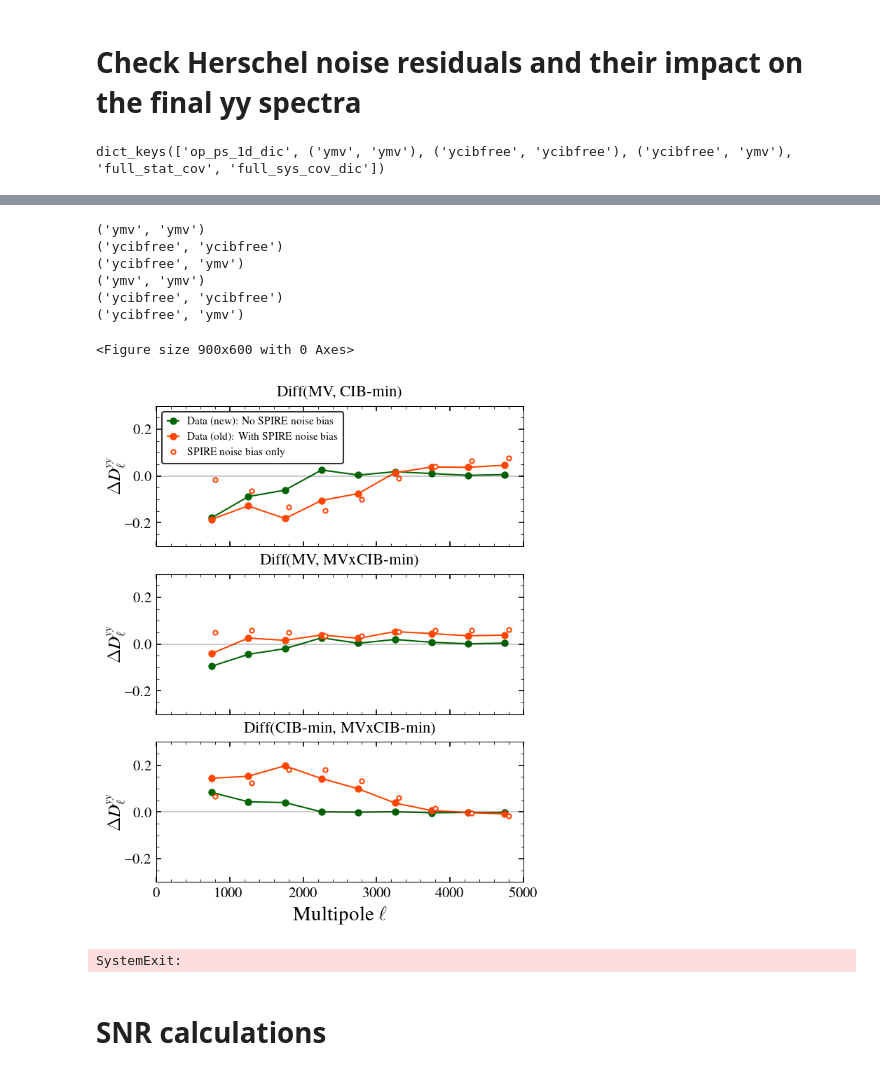
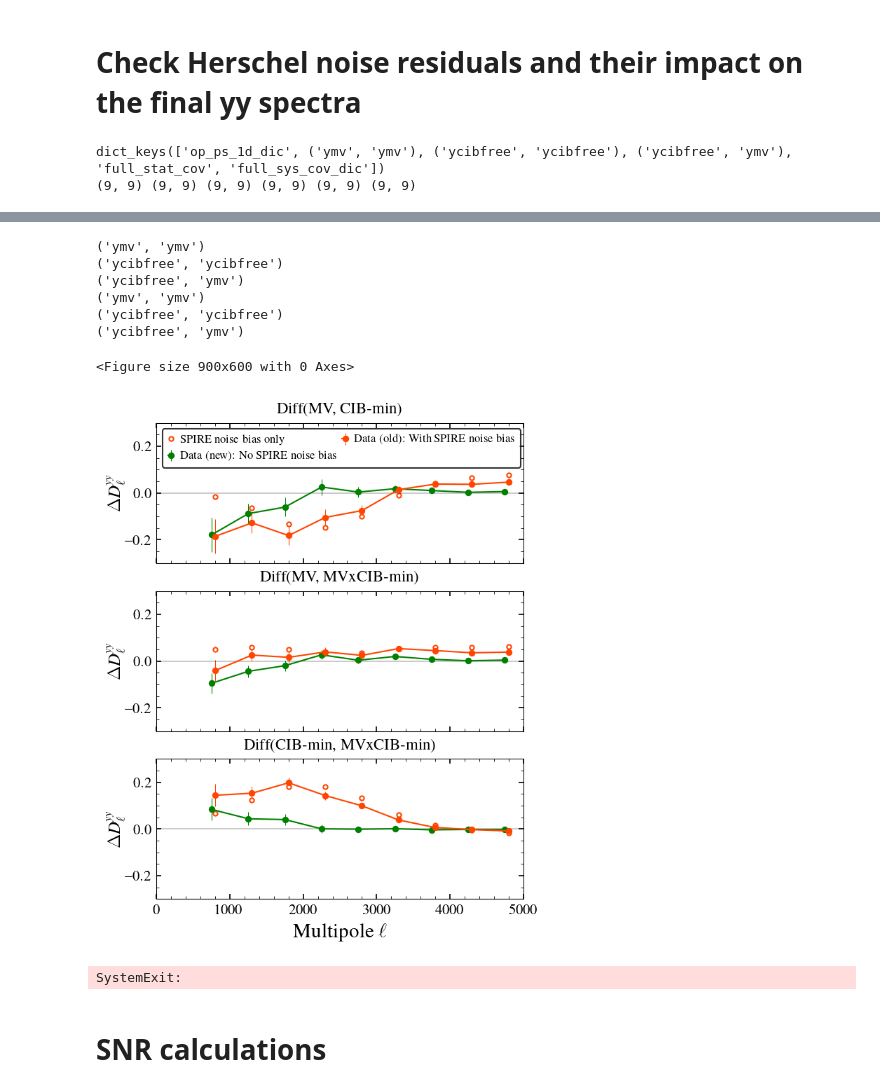
Before and after one commit to sriniraghunathan/tSZ_2pt_SPT_SPIRE, a Jupyter notebook: fit_for_tsz_cib.ipynb, the cells around one changed output, grey strips where cells are left out. Cells and saved outputs as stored; diff of their text form; code cells hidden in the pictures.

```diff
--- a/fit_for_tsz_cib.ipynb
+++ b/fit_for_tsz_cib.ipynb
@@ -263,7 +266,7 @@ if (1): #Check which foreground difference is important
 
     import flatsky
 
-    make_plots_only = True #False #True
+    make_plots_only = True #False #True #False #True
     m1_m2_ilc_comb_arr_to_plot = [('ymv', 'ymv'), ('ycibfree', 'ycibfree'), ('ycibfree', 'ymv'),]
 
     if not make_plots_only:
@@ -301,7 +304,7 @@ if (1): #Check which foreground difference is important
 
         #maps
         map_dic_fname = 'results/maps_used_for_ilc_forymap_spt3g90-spt3g150-sptpol150-spt3g220-spire600-spire857.npy'
-        #map_dic = np.load( map_dic_fname, allow_pickle=True).item()
+        map_dic = np.load( map_dic_fname, allow_pickle=True).item()
         ##print(map_dic.keys())
         #sys.exit()
 
@@ -369,6 +372,25 @@ if (1): #Check which foreground difference is important
     fname = 'results/power_spectra_lmin500_lmax5000_deltal500/100d_tsz_final_estimate_beamrc5.1_noslope.npy'
     res_dic = np.load(fname, allow_pickle=True).item()
     print(res_dic.keys())
+
+        #get cov
+    full_stat_cov = res_dic['full_stat_cov']
+    full_sys_cov_dic = res_dic['full_sys_cov_dic']
+    final_full_sys_cov = full_sys_cov_dic['cib_tweaked_spt_only_max_tweak_0.2'] + \
+                    full_sys_cov_dic['rad_tweaked_max_tweak_0.2'] + \
+                    full_sys_cov_dic['cmb_withspiretcalerror'] + \
+                    full_sys_cov_dic['ksz']
+
+    full_cov = full_stat_cov + final_full_sys_cov
+
+    curr_cov_11 = full_cov[:reclen, :reclen]
+    curr_cov_22 = full_cov[reclen:2*reclen, reclen:2*reclen]
+    curr_cov_33 = full_cov[2*reclen:, 2*reclen:]
+    curr_cov_12 = full_cov[reclen:2*reclen,:reclen]
+    curr_cov_13 = full_cov[2*reclen:,:reclen]
+    curr_cov_23 = full_cov[2*reclen:,reclen:2*reclen]
+    print(curr_cov_11.shape, curr_cov_22.shape, curr_cov_33.shape, curr_cov_12.shape, curr_cov_13.shape, curr_cov_23.shape)
+
     data_pl_arr, data_pl_with_spire_noise_bias_arr = [], []
     for m1m2 in m1_m2_ilc_comb_arr_to_plot:
         el_ = res_dic[m1m2]['els']
@@ -418,45 +440,50 @@ if (1): #Check which foreground difference is important
     for cntr, ij in enumerate(diff_comb_arr):
         if ij == [0,1]:
             title_val = r'Diff(MV, CIB-min)'
+            curr_diff_cov = curr_cov_11 + curr_cov_22 - 2 * curr_cov_12
         elif ij == [0,2]:
             title_val = r'Diff(MV, MVxCIB-min)'
+            curr_diff_cov = curr_cov_11 + curr_cov_33 - 2 * curr_cov_13
         elif ij == [1,2]:
             title_val = r'Diff(CIB-min, MVxCIB-min)'
+            curr_diff_cov = curr_cov_22 + curr_cov_33 - 2 * curr_cov_23
+        curr_diff_vector_err = np.sqrt( np.diag( curr_diff_cov ) ) * 1e12
         ax = subplot(tr, tc, sbpl)
         i, j = ij
         tmp = pl_arr_dic[0][i] - pl_arr_dic[0][j]
         tmp_v2 = pl_arr_dic[1][i] - pl_arr_dic[1][j]
         tmp_data = data_pl_arr[i] - data_pl_arr[j]
         tmp_data_with_spire_noise_bias = data_pl_with_spire_noise_bias_arr[i] - data_pl_with_spire_noise_bias_arr[j]
-        plot(el_, tmp_data * dl_fac, ls = '-', marker = 'o', color = 'darkgreen', ms = 4., label = r'Data (new): No SPIRE noise bias')
-        plot(el_, tmp_data_with_spire_noise_bias * dl_fac, ls = '-', marker = 'o', color = 'orangered', ms = 4., label = r'Data (old): With SPIRE noise bias')
+        errorbar(el_, tmp_data * dl_fac, yerr = curr_diff_vector_err * dl_fac, ls = '-', marker = 'o', color = 'green', ms = 3.5, label = r'Data (new): No SPIRE noise bias', capsize = 0., elinewidth = 0.5)
+        errorbar(el_+50, tmp_data_with_spire_noise_bias * dl_fac, yerr = curr_diff_vector_err * dl_fac, ls = '-', marker = 'o', color = 'orangered', ms = 3.5, label = r'Data (old): With SPIRE noise bias', capsize = 0., elinewidth = 0.5)
         plot(el_+50, tmp_v2 * dl_fac, ls = 'None', marker = 'o', color = 'white', mec = 'orangered', ms = 3., label = r'SPIRE noise bias only')
         ##plot(el_-50, tmp * dl_fac, ls = 'None', marker = 'o', color = 'black', ms = 3.)
         axhline(0., lw = 0.2)
         xlim(0., 5000.); ylim(-0.3, 0.3)
         title(title_val, fontsize =11)
         sbpl+=tc
         if cntr == 0:
-            legend(loc = 2, fontsize = 7.5, handlelength = 1.)
+            legend(loc = 2, fontsize = 8., handlelength = 0.5, ncol = 2, columnspacing = 0.5, handletextpad = 0.5)
         if cntr in [0, 1]:
             setp(ax.get_xticklabels(), visible=False)
         ylabel(r'$\Delta D_{\ell}^{yy}$', fontsize = 12, labelpad = 0.)
     xlabel(r'Multipole $\ell$', fontsize = fsval)
 
     show()
 
     sys.exit()
 # %% [output]
 dict_keys(['op_ps_1d_dic', ('ymv', 'ymv'), ('ycibfree', 'ycibfree'), ('ycibfree', 'ymv'), 'full_stat_cov', 'full_sys_cov_dic'])
+(9, 9) (9, 9) (9, 9) (9, 9) (9, 9) (9, 9)
 [figure]
 ('ymv', 'ymv')
 ('ycibfree', 'ycibfree')
 ('ycibfree', 'ymv')
 ('ymv', 'ymv')
 ('ycibfree', 'ycibfree')
 ('ycibfree', 'ymv')
 <Figure size 900x600 with 0 Axes>
-[figure, old version]
+[figure, new version]
 SystemExit:
 # %% [markdown]
 # SNR calculations
```
Also changed, not shown: parts of 10 cells of this notebook, 1 other file.
